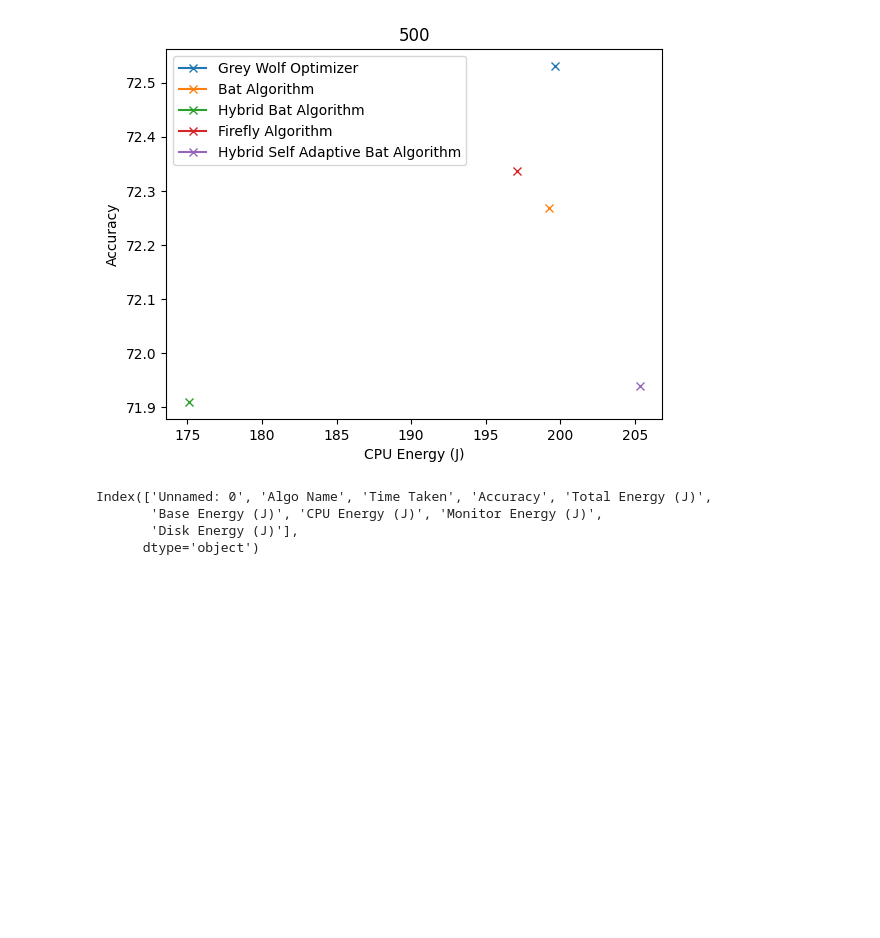
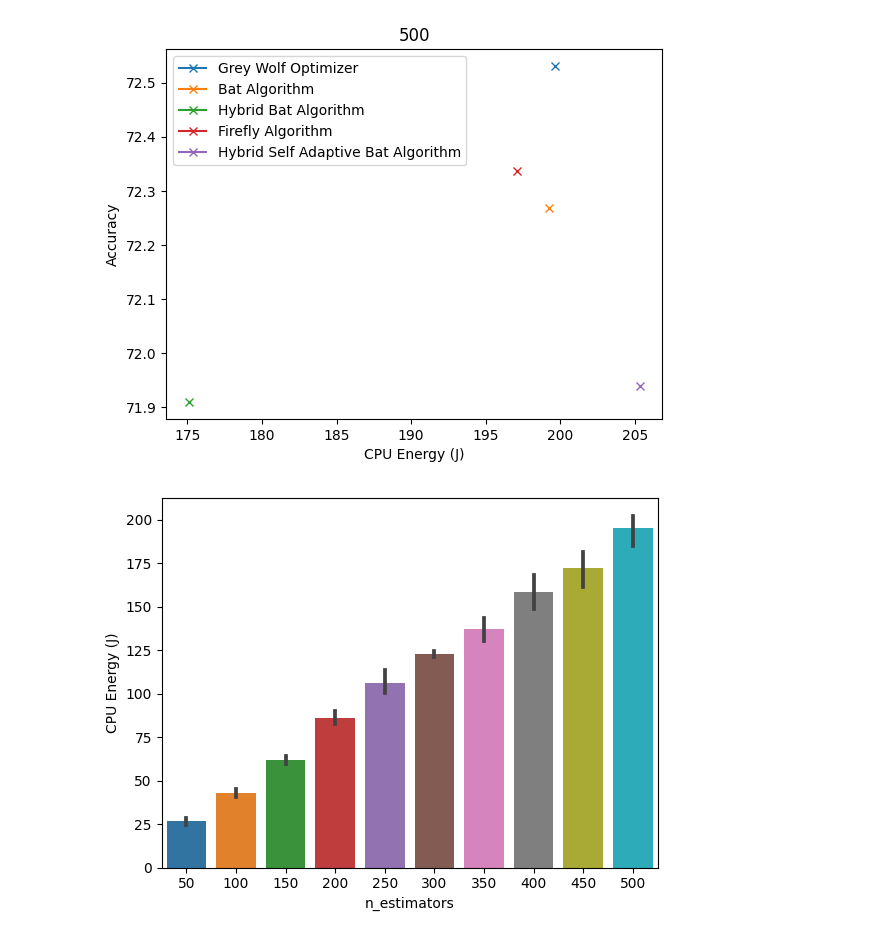
Before and after one commit to ChanderJindal/Analyzing-and-Rating-Greenness-of-Nature-Inspired-Algorithms, a Jupyter notebook: temp/Plotter.ipynb, the cells around one changed output. Drawn from its saved outputs; the diff is of its cells as text; code cells hidden in the pictures; blank space fills up the shorter version.

```diff
--- a/temp/Plotter.ipynb
+++ b/temp/Plotter.ipynb
@@ -87,11 +99,11 @@ for i in Estimator_Files:
 [figure]
 [figure]
 [figure]
-# %%
-df = pd.read_csv(Estimator_Files[0][1])
-df.columns
-# %% [output]
-Index(['Unnamed: 0', 'Algo Name', 'Time Taken', 'Accuracy', 'Total Energy (J)',
-       'Base Energy (J)', 'CPU Energy (J)', 'Monitor Energy (J)',
-       'Disk Energy (J)'],
-      dtype='object')
+# %%
+full = pd.read_csv([ os.path.join(Result_Folder,x) for x in os.listdir(Result_Folder) if x.endswith('.csv') ][0])
+# %%
+sns.barplot(data=full, x='n_estimators', y='CPU Energy (J)')
+#Index(['Unnamed: 0', 'Algo Name', 'n_estimators', 'Time Taken', 'Accuracy',
+plt.show()
+# %% [output]
+[figure, added]
```
Also changed, not shown: parts of 6 cells of this notebook, 16 other files.
